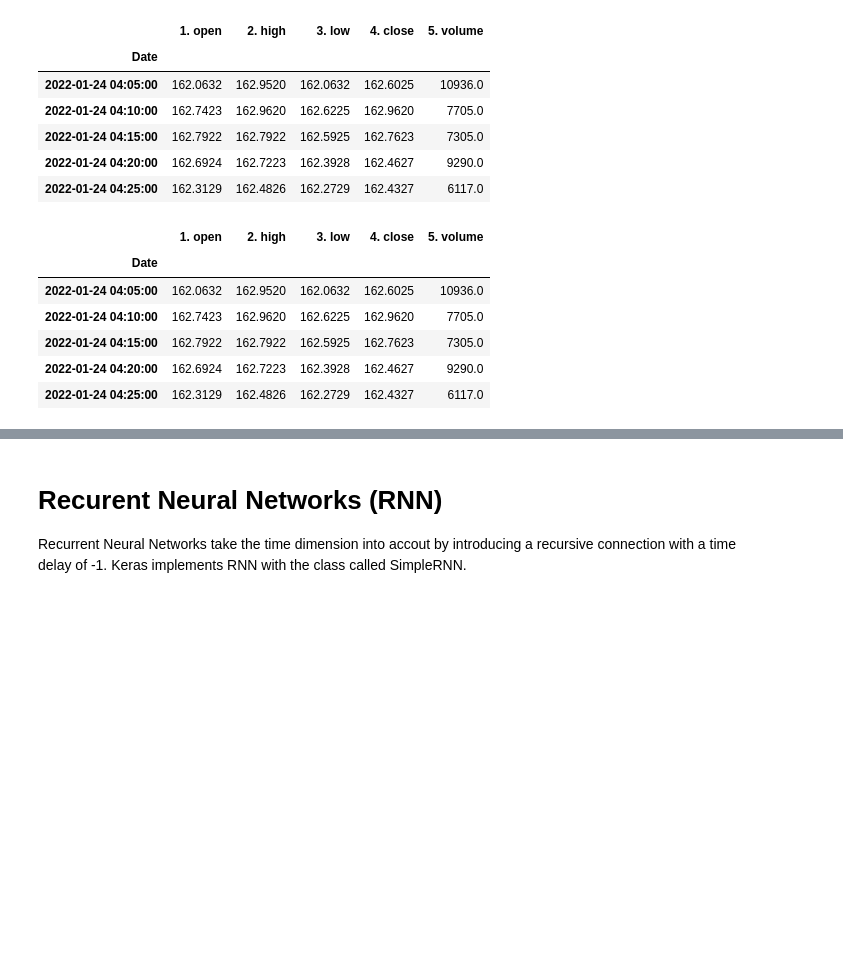
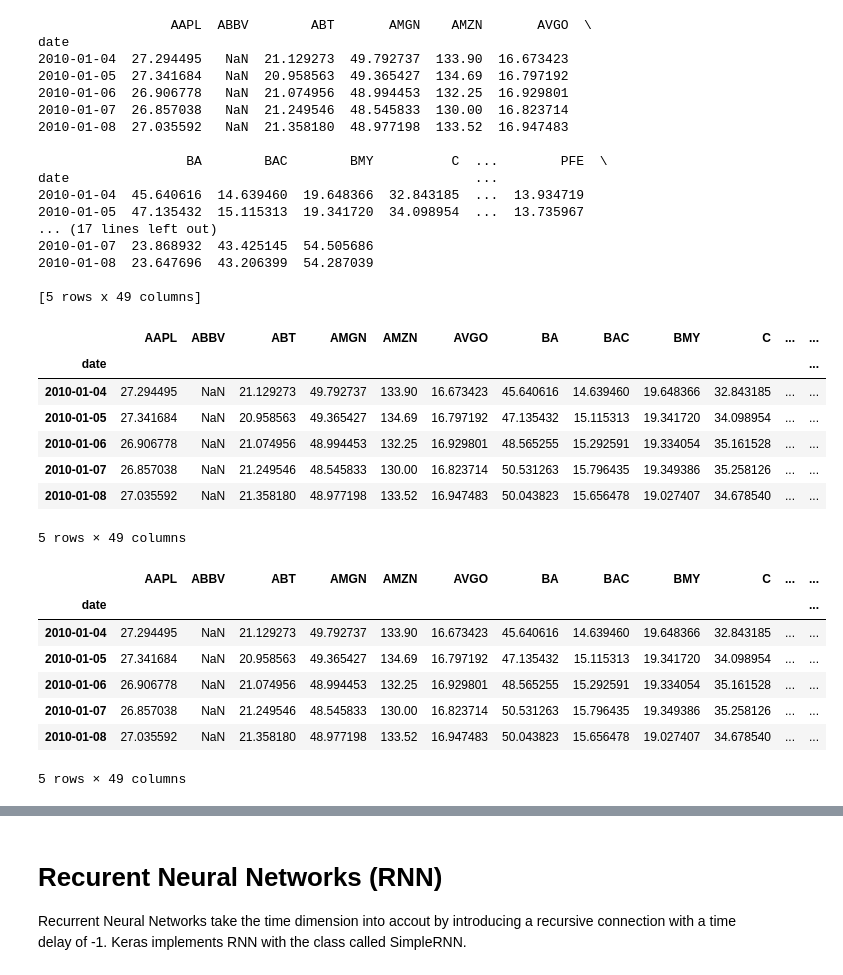
Before and after one commit to gilberto-BE/aifi-bootcamp, a Jupyter notebook: notebooks/RNN.ipynb, the cells around one changed output, grey strips where cells are left out. Cells and saved outputs as stored; diff of their text form; code cells hidden in the pictures; blank space fills up the shorter version.

```diff
--- a/notebooks/RNN.ipynb
+++ b/notebooks/RNN.ipynb
@@ -13,31 +13,52 @@ import tensorflow as tf
 # %%
 ROOT_PATH = 'C://Users/gilbe/Documents/aifi-bootcamp'
 """
 df = pd.read_csv(f'{ROOT_PATH}/data/aapl.csv')
 """
 
-df = pd.read_csv(f'{ROOT_PATH}/data/aapl.csv')
-df['Unnamed: 0'] = pd.to_datetime(df['Unnamed: 0'])
-df.set_index('Unnamed: 0', inplace=True)
-df.index.rename('Date', inplace=True)
+df = pd.read_csv(f'{ROOT_PATH}/data/closing_prices.csv')
+df['date'] = pd.to_datetime(df['date'])
+df.set_index('date', inplace=True)
+print(df.head())
+
+# df.index.rename('Date', inplace=True)
 # df.rename(columns={'Unnamed: 0', 'Date'}, inplace=True)
 df.head()
 # %% [output]
+                 AAPL  ABBV        ABT       AMGN    AMZN       AVGO  \
+date
+2010-01-04  27.294495   NaN  21.129273  49.792737  133.90  16.673423
+2010-01-05  27.341684   NaN  20.958563  49.365427  134.69  16.797192
+2010-01-06  26.906778   NaN  21.074956  48.994453  132.25  16.929801
+2010-01-07  26.857038   NaN  21.249546  48.545833  130.00  16.823714
+2010-01-08  27.035592   NaN  21.358180  48.977198  133.52  16.947483
+
+                   BA        BAC        BMY          C  ...        PFE  \
+date                                                    ...
+2010-01-04  45.640616  14.639460  19.648366  32.843185  ...  13.934719
+2010-01-05  47.135432  15.115313  19.341720  34.098954  ...  13.735967
+... (17 lines left out)
+2010-01-07  23.868932  43.425145  54.505686
+2010-01-08  23.647696  43.206399  54.287039
+
+[5 rows x 49 columns]
-|  | 1. open | 2. high | 3. low | 4. close | 5. volume |
-| Date |  |  |  |  |  |
-| 2022-01-24 04:05:00 | 162.0632 | 162.9520 | 162.0632 | 162.6025 | 10936.0 |
-| 2022-01-24 04:10:00 | 162.7423 | 162.9620 | 162.6225 | 162.9620 | 7705.0 |
-| 2022-01-24 04:15:00 | 162.7922 | 162.7922 | 162.5925 | 162.7623 | 7305.0 |
-| 2022-01-24 04:20:00 | 162.6924 | 162.7223 | 162.3928 | 162.4627 | 9290.0 |
-| 2022-01-24 04:25:00 | 162.3129 | 162.4826 | 162.2729 | 162.4327 | 6117.0 |
+|  | AAPL | ABBV | ABT | AMGN | AMZN | AVGO | BA | BAC | BMY | C | ... | ... |
+| date |  |  |  |  |  |  |  |  |  |  |  | ... |
+| 2010-01-04 | 27.294495 | NaN | 21.129273 | 49.792737 | 133.90 | 16.673423 | 45.640616 | 14.639460 | 19.648366 | 32.843185 | ... | ... |
+| 2010-01-05 | 27.341684 | NaN | 20.958563 | 49.365427 | 134.69 | 16.797192 | 47.135432 | 15.115313 | 19.341720 | 34.098954 | ... | ... |
+| 2010-01-06 | 26.906778 | NaN | 21.074956 | 48.994453 | 132.25 | 16.929801 | 48.565255 | 15.292591 | 19.334054 | 35.161528 | ... | ... |
+| 2010-01-07 | 26.857038 | NaN | 21.249546 | 48.545833 | 130.00 | 16.823714 | 50.531263 | 15.796435 | 19.349386 | 35.258126 | ... | ... |
+| 2010-01-08 | 27.035592 | NaN | 21.358180 | 48.977198 | 133.52 | 16.947483 | 50.043823 | 15.656478 | 19.027407 | 34.678540 | ... | ... |
+5 rows × 49 columns
 # %%
 df.head()
 # %% [output]
-|  | 1. open | 2. high | 3. low | 4. close | 5. volume |
-| Date |  |  |  |  |  |
-| 2022-01-24 04:05:00 | 162.0632 | 162.9520 | 162.0632 | 162.6025 | 10936.0 |
-| 2022-01-24 04:10:00 | 162.7423 | 162.9620 | 162.6225 | 162.9620 | 7705.0 |
-| 2022-01-24 04:15:00 | 162.7922 | 162.7922 | 162.5925 | 162.7623 | 7305.0 |
-| 2022-01-24 04:20:00 | 162.6924 | 162.7223 | 162.3928 | 162.4627 | 9290.0 |
-| 2022-01-24 04:25:00 | 162.3129 | 162.4826 | 162.2729 | 162.4327 | 6117.0 |
+|  | AAPL | ABBV | ABT | AMGN | AMZN | AVGO | BA | BAC | BMY | C | ... | ... |
+| date |  |  |  |  |  |  |  |  |  |  |  | ... |
+| 2010-01-04 | 27.294495 | NaN | 21.129273 | 49.792737 | 133.90 | 16.673423 | 45.640616 | 14.639460 | 19.648366 | 32.843185 | ... | ... |
+| 2010-01-05 | 27.341684 | NaN | 20.958563 | 49.365427 | 134.69 | 16.797192 | 47.135432 | 15.115313 | 19.341720 | 34.098954 | ... | ... |
+| 2010-01-06 | 26.906778 | NaN | 21.074956 | 48.994453 | 132.25 | 16.929801 | 48.565255 | 15.292591 | 19.334054 | 35.161528 | ... | ... |
+| 2010-01-07 | 26.857038 | NaN | 21.249546 | 48.545833 | 130.00 | 16.823714 | 50.531263 | 15.796435 | 19.349386 | 35.258126 | ... | ... |
+| 2010-01-08 | 27.035592 | NaN | 21.358180 | 48.977198 | 133.52 | 16.947483 | 50.043823 | 15.656478 | 19.027407 | 34.678540 | ... | ... |
+5 rows × 49 columns
 # %%
```
Also changed, not shown: parts of 4 cells of this notebook, 3 other files.
